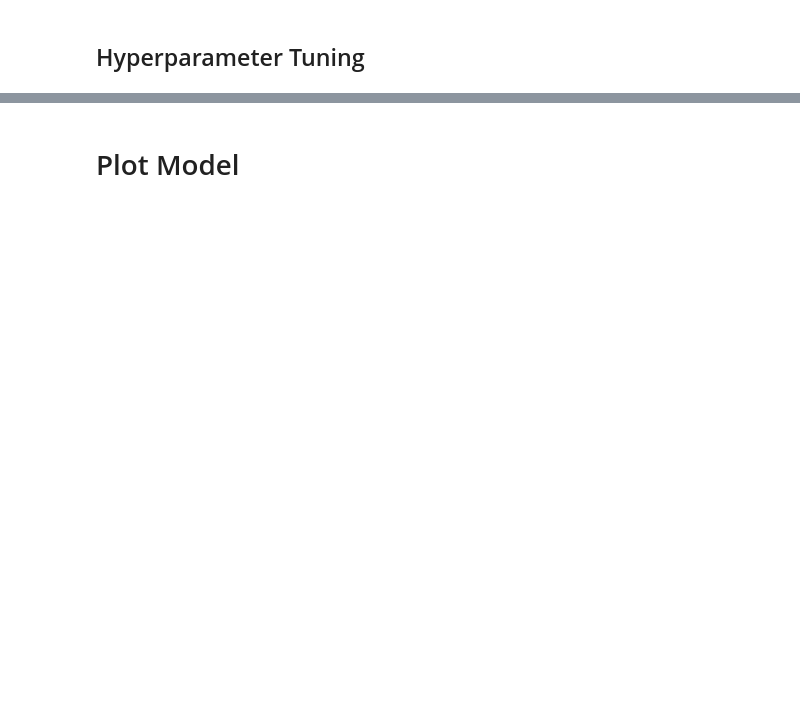
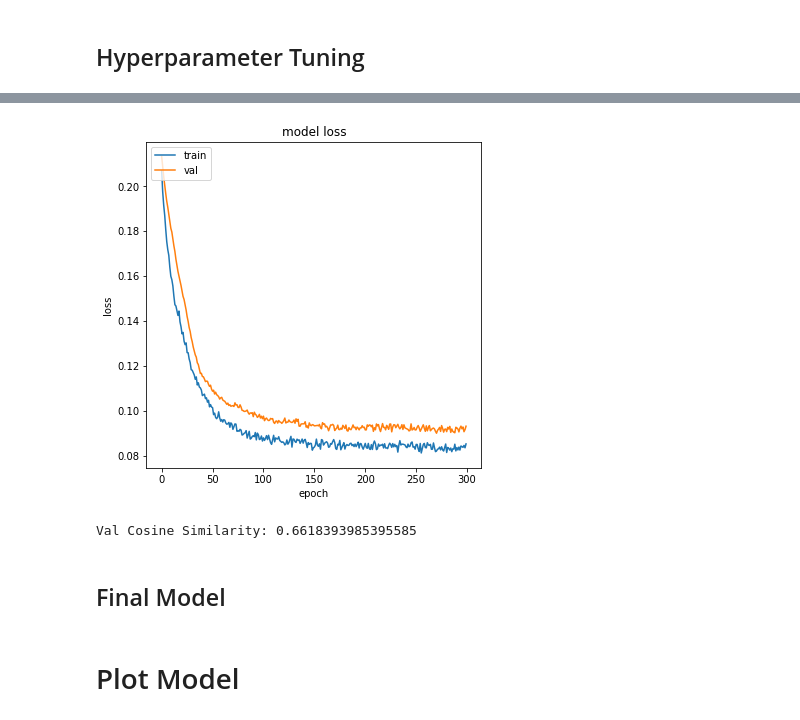
Before and after one commit to louisowen6/NLP_Stacking_Ensemble, a Jupyter notebook: Model/Ensemble.ipynb, the cells around one changed output, grey strips where cells are left out. Drawn from its saved outputs; the diff is of its cells as text; code cells hidden in the pictures; blank space fills up the shorter version.

```diff
--- a/Model/Ensemble.ipynb
+++ b/Model/Ensemble.ipynb
@@ -249,0 +608,22 @@ Cosine Similarity: 0.7972568537158483
+# %%
+# Run it to obtain reproducible results across machines (from keras.io)
+os.environ['PYTHONHASHSEED'] = '0'
+np.random.seed(42)
+rn.seed(12345)
+session_conf = tf.ConfigProto(intra_op_parallelism_threads=1, inter_op_parallelism_threads=1)
+tf.set_random_seed(1234)
+sess = tf.Session(graph=tf.get_default_graph(), config=session_conf)
+K.set_session(sess)
+
+adam=tf.keras.optimizers.Adam(learning_rate=0.00075)
+
+grid_model_ensemble(df,df_test_ensemble,hidden_nodes=4,
+                    dropout=0.05,l2_regularizer=0.02,
+                    act='relu',optimizer=adam,epochs=300)
+
+final_model.save("gdrive/My Drive/TA/Seminar 1/Jupyter Notebook/model_Ensemble.h5")
+# %% [output]
+[figure, added]
+Val Cosine Similarity: 0.6618393985395585
+# %% [markdown]
+## Final Model
```
Also changed, not shown: parts of 30 cells of this notebook.
